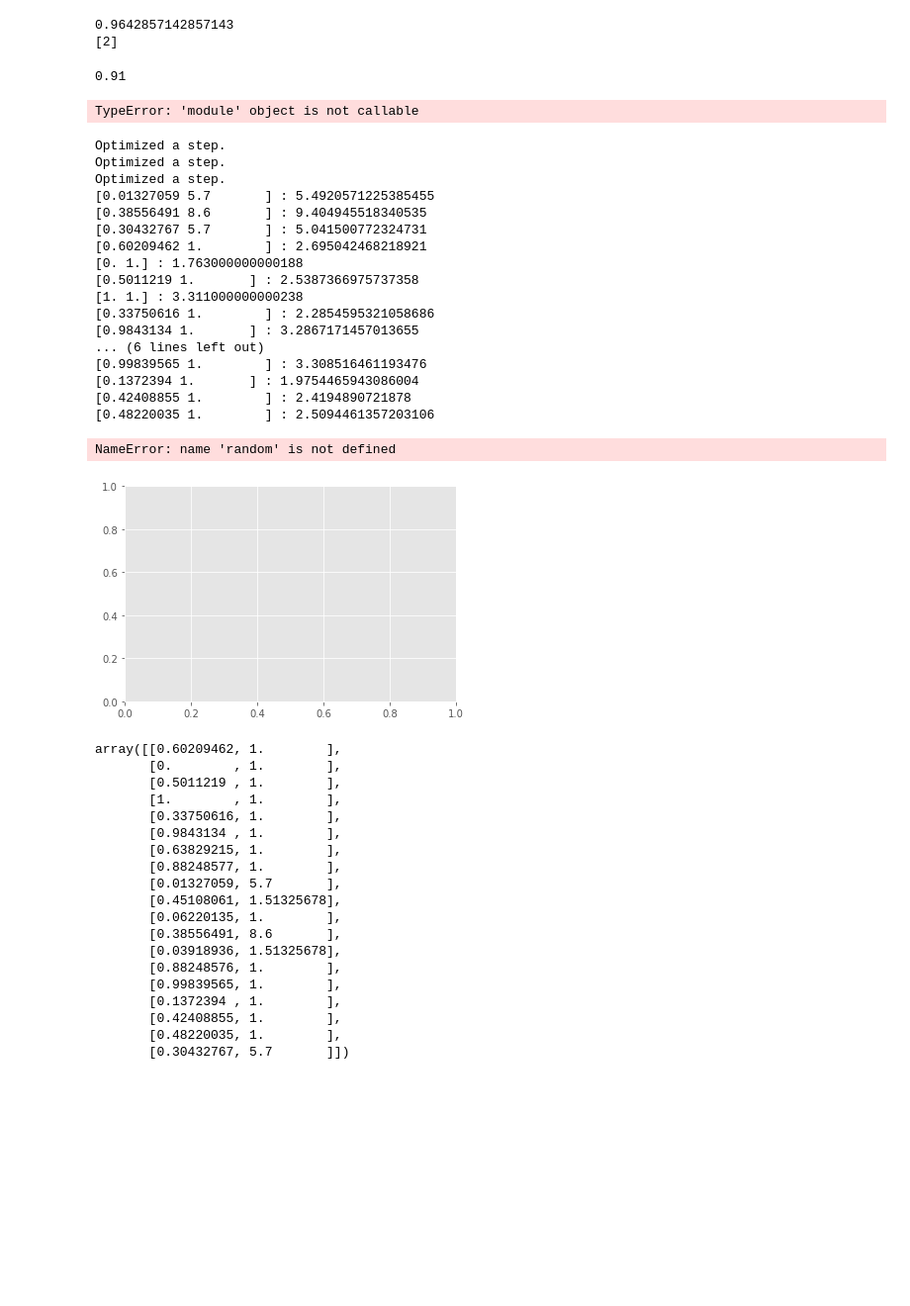
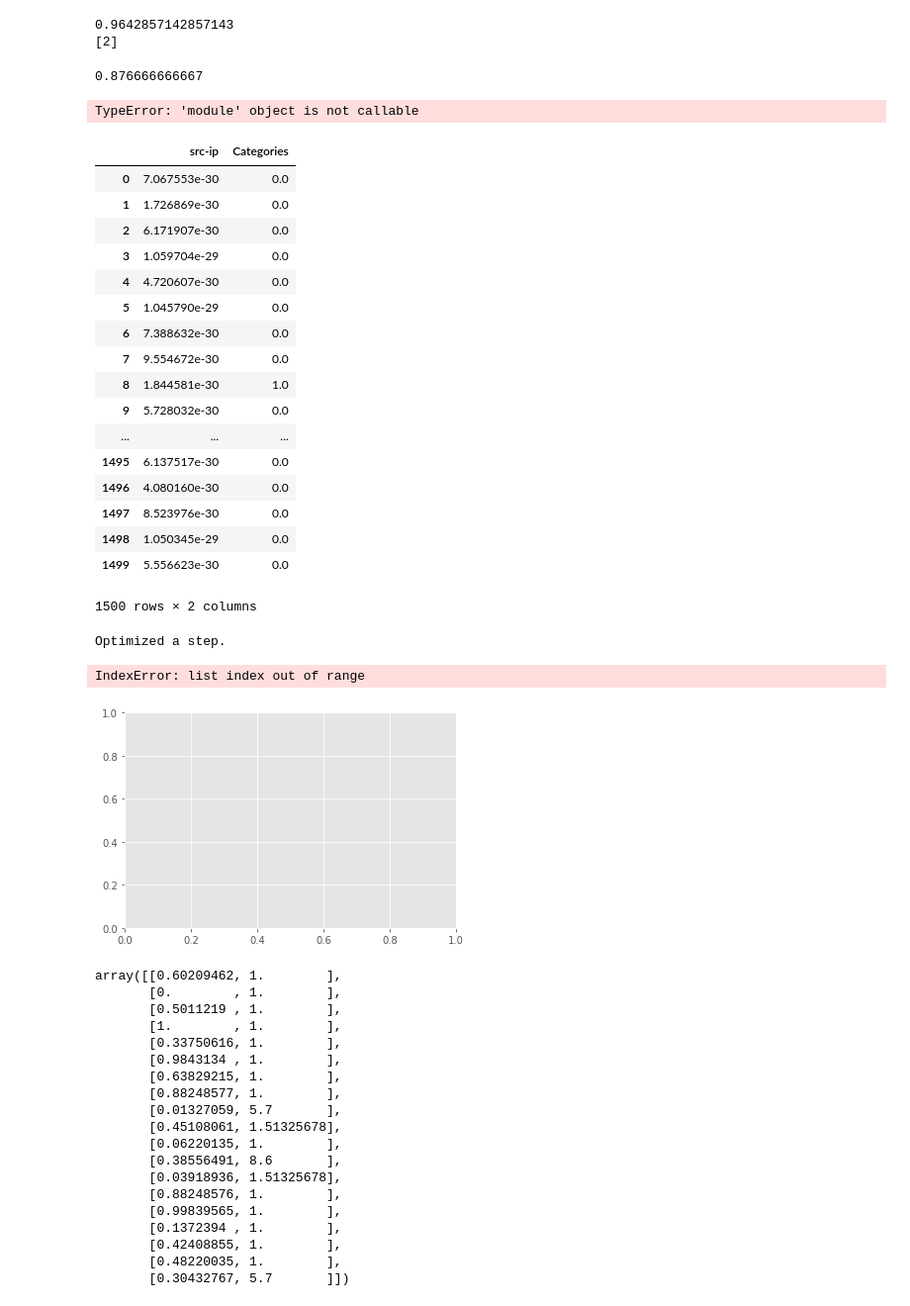
Before and after one commit to shradhaN/Major-Project, a Jupyter notebook: ExampleSets/SVM.ipynb, the cells around one changed output. Shown: that part at 99% size. Drawn from its saved outputs; the diff is of its cells as text; code cells hidden in the pictures; blank space fills up the shorter version.

Commit message:
ML algorithms added to django project and can be called from the viiew but input doesn't predict due to lack of normalization

```diff
--- a/ExampleSets/SVM.ipynb
+++ b/ExampleSets/SVM.ipynb
@@ -69,15 +69,15 @@ print(prediction)
 [2]
 # %%
 # Hamro set
-df = pd.read_csv("test_kmeanwith2.csv")
+df = pd.read_csv("Train-1feature.csv")
 #df.replace('?',-99999, inplace = True)
 #df.drop(['id'],1,inplace = True)
 df.dropna(inplace = True)
 scaler = MinMaxScaler()
 df[['src-ip']] = scaler.fit_transform(df[['src-ip']])
 
-X = np.array(df.drop(['categories'],1))
-y = np.array(df['categories'])
+X = np.array(df.drop(['Categories'],1))
+y = np.array(df['Categories'])
 
 X_train, X_test, y_train, y_test = train_test_split(X,y,test_size = 0.2)
 
@@ -92,7 +92,7 @@ print(accuracy)
 #prediction = clf.predict(example_measures)
 #print(prediction)
 # %% [output]
-0.91
+0.876666666667
 # %%
 random(1,10)
 # %% [output]
@@ -106,3 +107,24 @@ import random
+# %%
+df
+# %% [output]
+|  | src-ip | Categories |
+| 0 | 7.067553e-30 | 0.0 |
+| 1 | 1.726869e-30 | 0.0 |
+| 2 | 6.171907e-30 | 0.0 |
+| 3 | 1.059704e-29 | 0.0 |
+| 4 | 4.720607e-30 | 0.0 |
+| 5 | 1.045790e-29 | 0.0 |
+| 6 | 7.388632e-30 | 0.0 |
+| 7 | 9.554672e-30 | 0.0 |
+| 8 | 1.844581e-30 | 1.0 |
+| 9 | 5.728032e-30 | 0.0 |
+| ... | ... | ... |
+| 1495 | 6.137517e-30 | 0.0 |
+| 1496 | 4.080160e-30 | 0.0 |
+| 1497 | 8.523976e-30 | 0.0 |
+| 1498 | 1.050345e-29 | 0.0 |
+| 1499 | 5.556623e-30 | 0.0 |
+1500 rows × 2 columns
 # %%
 class Support_Vector_Machine:
     def __init__(self, visualization=True):
@@ -237,46 +259,47 @@ class Support_Vector_Machine:
         plt.show()
 #-1:Unsusicious
 #1:Suspicious
-df = pd.read_csv('test_20.data')
+df = pd.read_csv('test-20-svm.data')
 
 scaler = MinMaxScaler()
 df[['src-ip']] = scaler.fit_transform(df[['src-ip']])
 
-data_dict = {-1:np.array(df.loc[df['categories'] == 0,['src-ip','risk-factor']]),
+data_dict = {-1:np.array(df.loc[df['Categories'] == 0.0,['src-ip','risk-factor']]),
 
-             1:np.array(df.loc[df['categories'] == 2,['src-ip','risk-factor']])}
+             1:np.array(df.loc[df['Categories'] == 1.0,['src-ip','risk-factor']])}
 
 svm = Support_Vector_Machine()
 svm.fit(data=data_dict)
 
-df_test=pd.read_csv('test_svm.csv')
+df_test=pd.read_csv('predict.csv')
 df_test[['src-ip']] = scaler.fit_transform(df_test[['src-ip']])
 
-predict_us = np.array(df_test['src-ip'],random(1,10))
-print(predict_us)
+predict_us = np.array(df_test['src-ip','risk-factor'])
+y_true = np.array(df_test['Categories'])
+#print(predict_us)
+print(len(predict_us))
+
+y_pred = []
+r = len(predict_us)
 for p in predict_us:
-    svm.predict(p)
+    y_predicted = svm.predict(p)
+    for i in range(0,r):
+        if y_predicted == 1.0:
+            y_pred.append(1.0)
+        else:
+            y_pred.append(0)
+        i+=1
+y_final_pred= y_pred[1::r]
+print(y_final_pred)
+print(y_true)
 
-svm.visualize()
+print(confusion_matrix(y_true, y_final_pred, labels =[0, 1]))
+
+
+#svm.visualize()
 # %% [output]
 Optimized a step.
-Optimized a step.
-Optimized a step.
-[0.01327059 5.7       ] : 5.4920571225385455
-[0.38556491 8.6       ] : 9.404945518340535
-[0.30432767 5.7       ] : 5.041500772324731
-[0.60209462 1.        ] : 2.695042468218921
-[0. 1.] : 1.763000000000188
-[0.5011219 1.       ] : 2.5387366975737358
-[1. 1.] : 3.311000000000238
-[0.33750616 1.        ] : 2.2854595321058686
-[0.9843134 1.       ] : 3.2867171457013655
-... (6 lines left out)
-[0.99839565 1.        ] : 3.308516461193476
-[0.1372394 1.       ] : 1.9754465943086004
-[0.42408855 1.        ] : 2.4194890721878
-[0.48220035 1.        ] : 2.5094461357203106
-NameError: name 'random' is not defined
+IndexError: list index out of range
 [figure]
 # %%
 np.array(df[['src-ip','risk-factor']])
```
Also changed, not shown: parts of 4 cells of this notebook, 41 other files.
